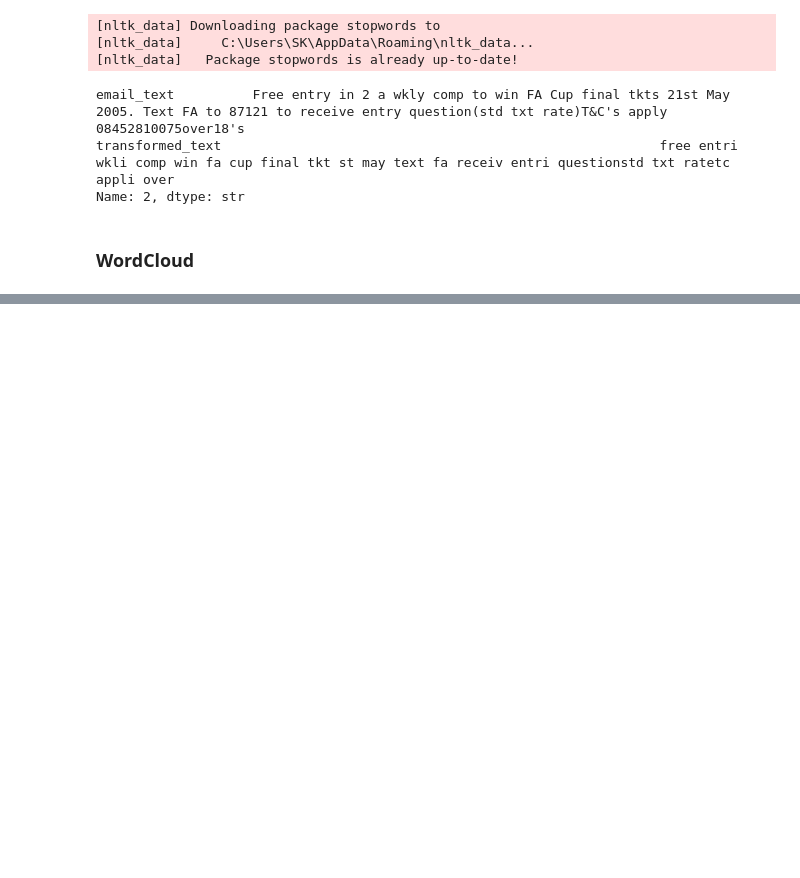
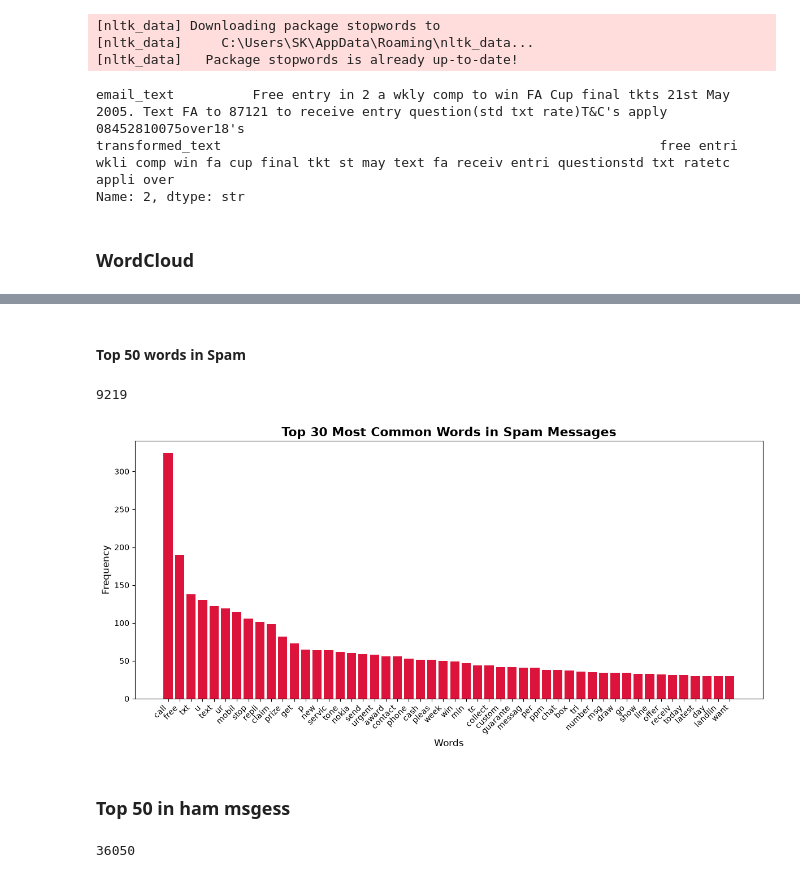
Before and after one commit to SharafatKhattak/Email_Spam_Classifier, a Jupyter notebook: spam.ipynb, the cells around one changed output, grey strips where cells are left out. Saved outputs shown, nothing was run; the diff lists cells and outputs as text; code cells hidden in the pictures; blank space fills up the shorter version.

Commit message:
Bar graph for most common words in ham and spam messages.

```diff
--- a/spam.ipynb
+++ b/spam.ipynb
@@ -171,0 +179,30 @@ plt.imshow(ham_wc)
+# %% [markdown]
+#### Top 50 words in Spam
+# %%
+spam_corpus=[]
+for msg in df[df['target'] == 1]['transformed_text'].tolist():
+    for word in msg.split():
+        spam_corpus.append(word)
+# %%
+len(spam_corpus) ##total words in spam messages
+# %% [output]
+9219
+# %%
+## plot in bar hart for most commont words
+from collections import Counter
+top_words = Counter(spam_corpus).most_common(50)
+
+df_top = pd.DataFrame(top_words, columns=['Word', 'Count'])
+plt.figure(figsize=(12, 6))
+plt.bar(df_top['Word'], df_top['Count'], color='crimson')
+
+plt.title('Top 30 Most Common Words in Spam Messages', fontsize=16, fontweight='bold')
+plt.xlabel('Words', fontsize=12)
+plt.ylabel('Frequency', fontsize=12)
+plt.xticks(rotation=45, ha='right')
+plt.tight_layout()
+plt.show()
+# %% [output]
+[figure, added]
+# %% [markdown]
+### Top 50 in ham msgess
@@ -171,0 +214,4 @@ plt.imshow(ham_wc)
+# %%
+len(ham_corpus)
+# %% [output]
+36050
```
Also changed, not shown: parts of 6 cells of this notebook.
